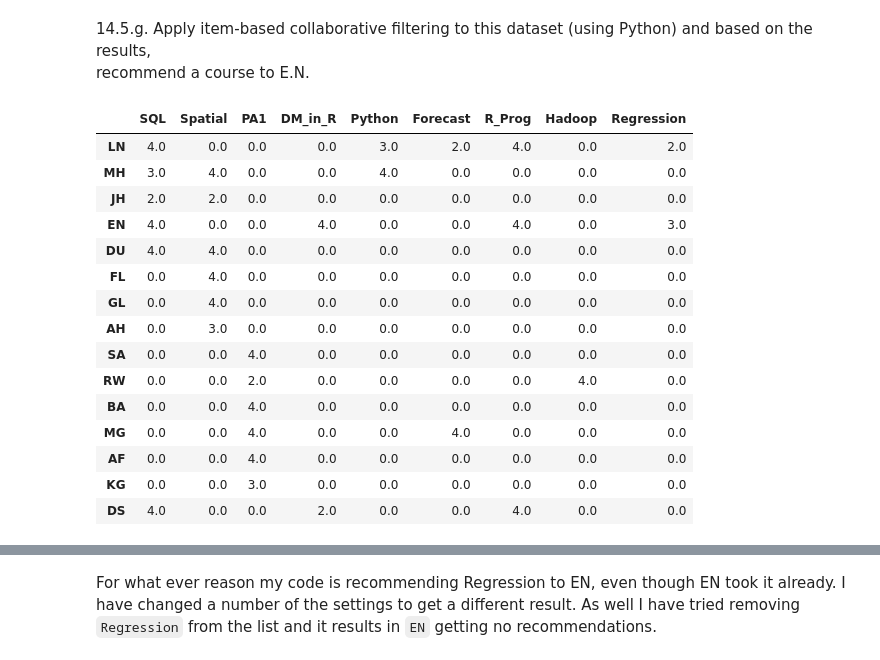
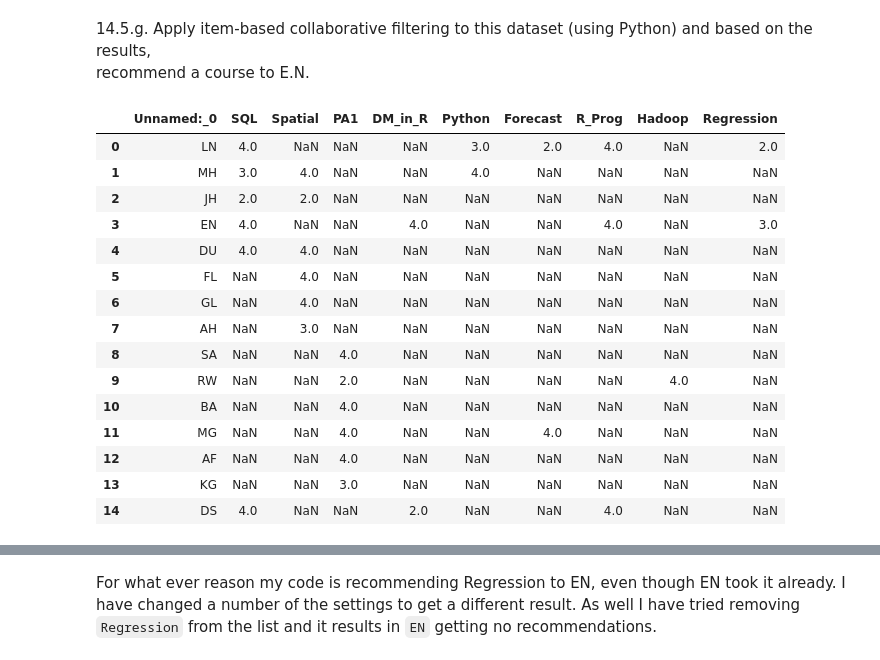
Before and after one commit to wolfesamk/MSBA-207, a Jupyter notebook: Homework/MSBA 207 Chapter 14-2.ipynb, the cells around one changed output, grey strips where cells are left out. Saved outputs shown, nothing was run; the diff lists cells and outputs as text; code cells hidden in the pictures.

```diff
--- a/Homework/MSBA 207 Chapter 14-2.ipynb
+++ b/Homework/MSBA 207 Chapter 14-2.ipynb
@@ -48,0 +57,8 @@ DATA = Path('E:/Aliit/School/MSBA/206/MSBA-206/dmba')
+# %%
+df_topics = pd.read_csv(DATA / 'CourseTopics.csv',dtype='bool')
+#Removing spaces from column names
+names = df_topics.columns.to_list()
+for x in names:
+    df_topics = df_topics.rename(columns={x:x.replace(' ','_')})
+df_topics['student_id'] = range(len(df_topics))
+df_topics
@@ -191,26 +349,26 @@ ComSim
 14.5.g. Apply item-based collaborative filtering to this dataset (using Python) and based on the results,<br>
 recommend a course to E.N.<br>
 # %%
-df_rating = pd.read_csv(DATA / 'courserating.csv',index_col='Unnamed: 0').fillna(0)
+df_rating = pd.read_csv(DATA / 'courserating.csv')
 #Removing spaces from column names
 names = df_rating.columns.to_list()
 for x in names:
     df_rating = df_rating.rename(columns={x:x.replace(' ','_')})
 df_rating
 # %% [output]
-|  | SQL | Spatial | PA1 | DM_in_R | Python | Forecast | R_Prog | Hadoop | Regression |
-| LN | 4.0 | 0.0 | 0.0 | 0.0 | 3.0 | 2.0 | 4.0 | 0.0 | 2.0 |
-| MH | 3.0 | 4.0 | 0.0 | 0.0 | 4.0 | 0.0 | 0.0 | 0.0 | 0.0 |
-| JH | 2.0 | 2.0 | 0.0 | 0.0 | 0.0 | 0.0 | 0.0 | 0.0 | 0.0 |
-| EN | 4.0 | 0.0 | 0.0 | 4.0 | 0.0 | 0.0 | 4.0 | 0.0 | 3.0 |
-| DU | 4.0 | 4.0 | 0.0 | 0.0 | 0.0 | 0.0 | 0.0 | 0.0 | 0.0 |
-| FL | 0.0 | 4.0 | 0.0 | 0.0 | 0.0 | 0.0 | 0.0 | 0.0 | 0.0 |
-| GL | 0.0 | 4.0 | 0.0 | 0.0 | 0.0 | 0.0 | 0.0 | 0.0 | 0.0 |
-| AH | 0.0 | 3.0 | 0.0 | 0.0 | 0.0 | 0.0 | 0.0 | 0.0 | 0.0 |
-| SA | 0.0 | 0.0 | 4.0 | 0.0 | 0.0 | 0.0 | 0.0 | 0.0 | 0.0 |
-| RW | 0.0 | 0.0 | 2.0 | 0.0 | 0.0 | 0.0 | 0.0 | 4.0 | 0.0 |
-| BA | 0.0 | 0.0 | 4.0 | 0.0 | 0.0 | 0.0 | 0.0 | 0.0 | 0.0 |
-| MG | 0.0 | 0.0 | 4.0 | 0.0 | 0.0 | 4.0 | 0.0 | 0.0 | 0.0 |
-| AF | 0.0 | 0.0 | 4.0 | 0.0 | 0.0 | 0.0 | 0.0 | 0.0 | 0.0 |
-| KG | 0.0 | 0.0 | 3.0 | 0.0 | 0.0 | 0.0 | 0.0 | 0.0 | 0.0 |
-| DS | 4.0 | 0.0 | 0.0 | 2.0 | 0.0 | 0.0 | 4.0 | 0.0 | 0.0 |
+|  | Unnamed:_0 | SQL | Spatial | PA1 | DM_in_R | Python | Forecast | R_Prog | Hadoop | Regression |
+| 0 | LN | 4.0 | NaN | NaN | NaN | 3.0 | 2.0 | 4.0 | NaN | 2.0 |
+| 1 | MH | 3.0 | 4.0 | NaN | NaN | 4.0 | NaN | NaN | NaN | NaN |
+| 2 | JH | 2.0 | 2.0 | NaN | NaN | NaN | NaN | NaN | NaN | NaN |
+| 3 | EN | 4.0 | NaN | NaN | 4.0 | NaN | NaN | 4.0 | NaN | 3.0 |
+| 4 | DU | 4.0 | 4.0 | NaN | NaN | NaN | NaN | NaN | NaN | NaN |
+| 5 | FL | NaN | 4.0 | NaN | NaN | NaN | NaN | NaN | NaN | NaN |
+| 6 | GL | NaN | 4.0 | NaN | NaN | NaN | NaN | NaN | NaN | NaN |
+| 7 | AH | NaN | 3.0 | NaN | NaN | NaN | NaN | NaN | NaN | NaN |
+| 8 | SA | NaN | NaN | 4.0 | NaN | NaN | NaN | NaN | NaN | NaN |
+| 9 | RW | NaN | NaN | 2.0 | NaN | NaN | NaN | NaN | 4.0 | NaN |
+| 10 | BA | NaN | NaN | 4.0 | NaN | NaN | NaN | NaN | NaN | NaN |
+| 11 | MG | NaN | NaN | 4.0 | NaN | NaN | 4.0 | NaN | NaN | NaN |
+| 12 | AF | NaN | NaN | 4.0 | NaN | NaN | NaN | NaN | NaN | NaN |
+| 13 | KG | NaN | NaN | 3.0 | NaN | NaN | NaN | NaN | NaN | NaN |
+| 14 | DS | 4.0 | NaN | NaN | 2.0 | NaN | NaN | 4.0 | NaN | NaN |
```
Also changed, not shown: parts of 21 cells of this notebook.
